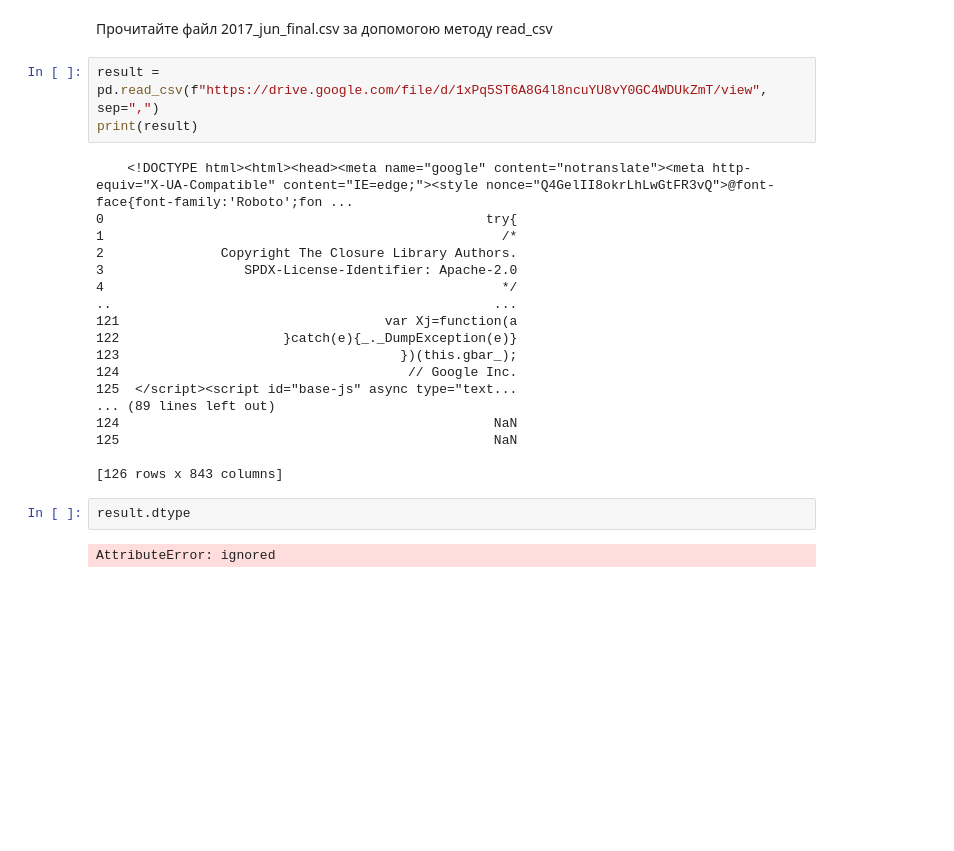
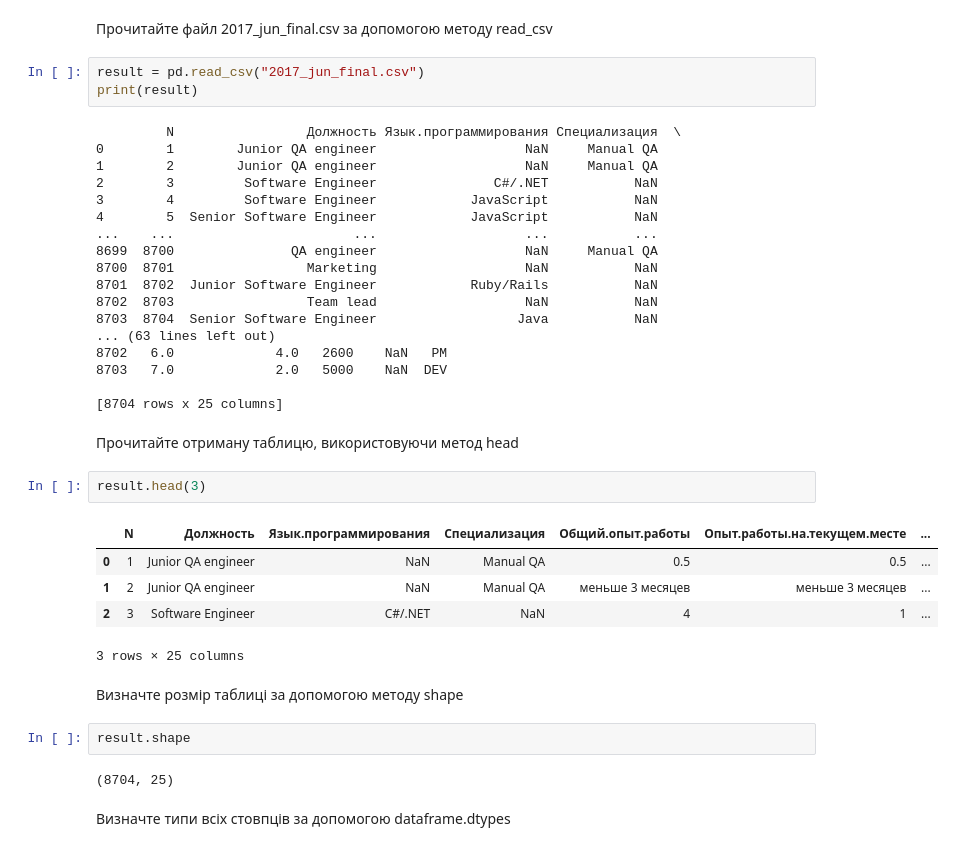
Before and after one commit to OleksandrGnatiuk/python_DS_02, a Jupyter notebook: HW_02_2.ipynb, the cells around one changed output. Saved outputs shown, nothing was run; the diff lists cells and outputs as text; blank space fills up the shorter version.

```diff
--- a/HW_02_2.ipynb
+++ b/HW_02_2.ipynb
@@ -6,27 +6,41 @@ import pandas as pd
 # %% [markdown]
 Прочитайте файл 2017_jun_final.csv за допомогою методу read_csv
 # %%
-result = pd.read_csv(f"https://drive.google.com/file/d/1xPq5ST6A8G4l8ncuYU8vY0GC4WDUkZmT/view", sep=",")
+result = pd.read_csv("2017_jun_final.csv")
 print(result)
 # %% [output]
-    <!DOCTYPE html><html><head><meta name="google" content="notranslate"><meta http-equiv="X-UA-Compatible" content="IE=edge;"><style nonce="Q4GelII8okrLhLwGtFR3vQ">@font-face{font-family:'Roboto';fon ...
-0                                                 try{
-1                                                   /*
-2               Copyright The Closure Library Authors.
-3                  SPDX-License-Identifier: Apache-2.0
-4                                                   */
-..                                                 ...
-121                                  var Xj=function(a
-122                     }catch(e){_._DumpException(e)}
-123                                    })(this.gbar_);
-124                                     // Google Inc.
-125  </script><script id="base-js" async type="text...
-... (89 lines left out)
-124                                                NaN
-125                                                NaN
+         N                 Должность Язык.программирования Специализация  \
+0        1        Junior QA engineer                   NaN     Manual QA
+1        2        Junior QA engineer                   NaN     Manual QA
+2        3         Software Engineer               C#/.NET           NaN
+3        4         Software Engineer            JavaScript           NaN
+4        5  Senior Software Engineer            JavaScript           NaN
+...    ...                       ...                   ...           ...
+8699  8700               QA engineer                   NaN     Manual QA
+8700  8701                 Marketing                   NaN           NaN
+8701  8702  Junior Software Engineer            Ruby/Rails           NaN
+8702  8703                 Team lead                   NaN           NaN
+8703  8704  Senior Software Engineer                  Java           NaN
+... (63 lines left out)
+8702   6.0             4.0   2600    NaN   PM
+8703   7.0             2.0   5000    NaN  DEV
 
-[126 rows x 843 columns]
+[8704 rows x 25 columns]
+# %% [markdown]
+Прочитайте отриману таблицю, використовуючи метод head
+# %%
+result.head(3)
+# %% [output]
+|  | N | Должность | Язык.программирования | Специализация | Общий.опыт.работы | Опыт.работы.на.текущем.месте | ... |
+| 0 | 1 | Junior QA engineer | NaN | Manual QA | 0.5 | 0.5 | ... |
+| 1 | 2 | Junior QA engineer | NaN | Manual QA | меньше 3 месяцев | меньше 3 месяцев | ... |
+| 2 | 3 | Software Engineer | C#/.NET | NaN | 4 | 1 | ... |
+3 rows × 25 columns
+# %% [markdown]
+Визначте розмір таблиці за допомогою методу shape
 # %%
-result.dtype
+result.shape
 # %% [output]
-AttributeError: ignored
+(8704, 25)
+# %% [markdown]
+Визначте типи всіх стовпців за допомогою dataframe.dtypes
```
Also changed, not shown: parts of 25 cells of this notebook.
